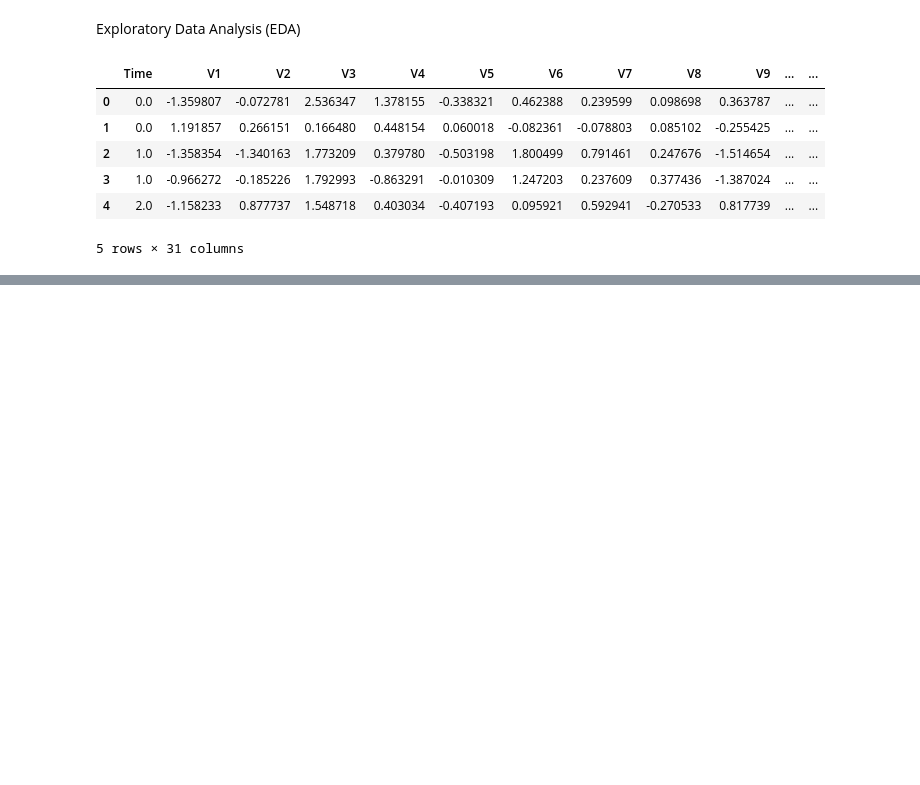
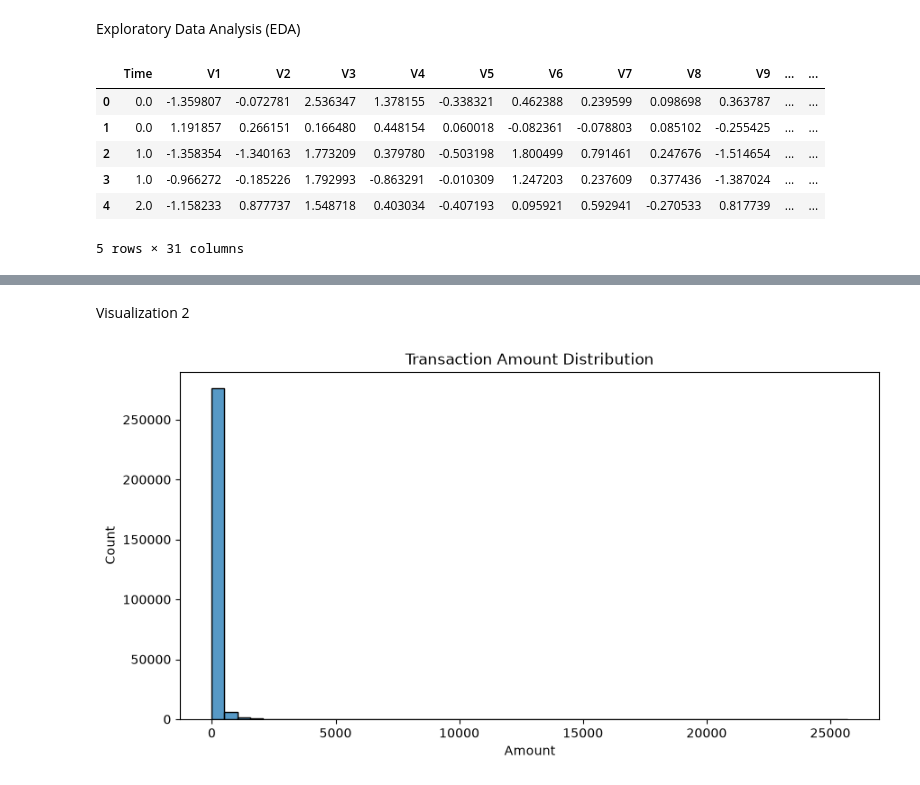
Before and after one commit to gtkk98/credit-card-fraud-detection, a Jupyter notebook: notebooks/01_eda.ipynb, the cells around one changed output, grey strips where cells are left out. Cells and saved outputs as stored; diff of their text form; code cells hidden in the pictures; blank space fills up the shorter version.

```diff
--- a/notebooks/01_eda.ipynb
+++ b/notebooks/01_eda.ipynb
@@ -16,0 +107,15 @@ df.head()
+# %% [markdown]
+Visualization 2
+# %%
+plt.figure(figsize=(10, 5))
+
+sns.histplot(
+    data=df,
+    x="Amount",
+    bins=50,
+)
+
+plt.title("Transaction Amount Distribution")
+plt.show()
+# %% [output]
+[figure, added]
```
Also changed, not shown: parts of 10 cells of this notebook.
